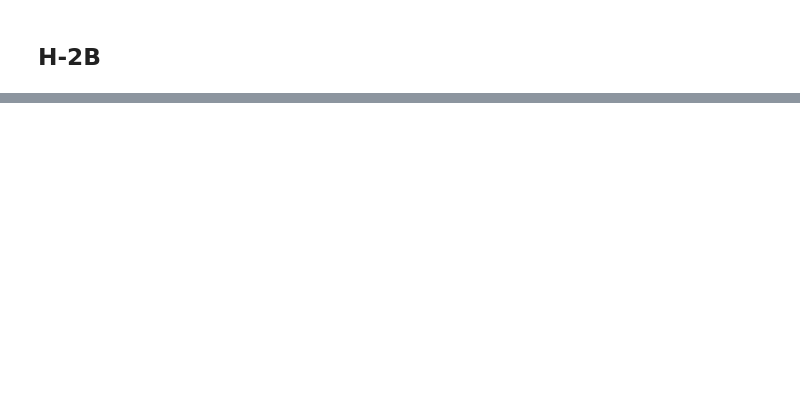
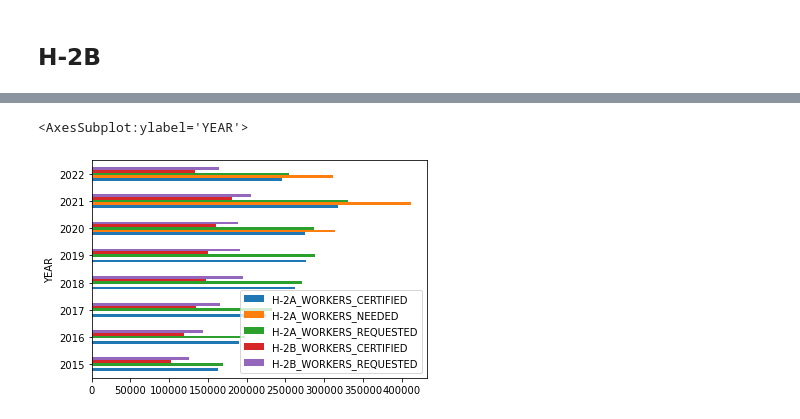
Before and after one commit to persistence-of-time/data-journalism-final-data-analysis, a Jupyter notebook: h-2a-h-2b_guest_worker_program_visa_analisys_2015-2022q2.ipynb, the cells around one changed output, grey strips where cells are left out. Saved outputs shown, nothing was run; the diff lists cells and outputs as text; code cells hidden in the pictures; blank space fills up the shorter version.

```diff
--- a/h-2a-h-2b_guest_worker_program_visa_analisys_2015-2022q2.ipynb
+++ b/h-2a-h-2b_guest_worker_program_visa_analisys_2015-2022q2.ipynb
@@ -485,0 +425,5 @@ memory usage: 957.3+ KB
+# %%
+#RENAIMING COLUMNS
+
+h2b_2015to2019 = h2b_2015to2019.rename(columns={"NBR_WORKERS_REQUESTED": "H-2B_WORKERS_REQUESTED"})
+h2b_2015to2019 = h2b_2015to2019.rename(columns={"NBR_WORKERS_CERTIFIED": "H-2B_WORKERS_CERTIFIED"})
@@ -485,0 +488,6 @@ memory usage: 957.3+ KB
+# %%
+#Lets combine both visas here for the range:
+
+h2ab_2015to2019 = pd.concat([h2a_2015to2019, h2b_2015to2019], ignore_index=True)
+
+h2ab_2015to2019
@@ -485,0 +508,11 @@ memory usage: 957.3+ KB
+# %%
+#Lets combine ALL visas here for the range 2015 to 2022:
+
+h2ab_2015to2022 = pd.concat([h2ab_2015to2019, h2ab_2020to2022], ignore_index=True)
+
+pd.set_option('precision', 0)
+
+h2ab_2015to2022['H-2A_WORKERS_NEEDED'] = h2ab_2015to2022['H-2A_WORKERS_NEEDED'].astype(float, errors = 'raise')
+
+
+h2ab_2015to2022.sample(10)
@@ -485,0 +536,7 @@ memory usage: 957.3+ KB
+# %%
+# Here all the data is combined for all the years into a pivot table:
+
+pivot_h2ab_2015to2022 = pd.pivot_table(h2ab_2015to2022, index= "YEAR", aggfunc="sum")
+
+
+pivot_h2ab_2015to2022
@@ -485,0 +554,7 @@ memory usage: 957.3+ KB
+# %%
+# Fianlly lets visualize the data:
+
+pivot_h2ab_2015to2022.plot(kind="barh")
+# %% [output]
+<AxesSubplot:ylabel='YEAR'>
+[figure, added]
```
Also changed, not shown: parts of 77 cells of this notebook.
